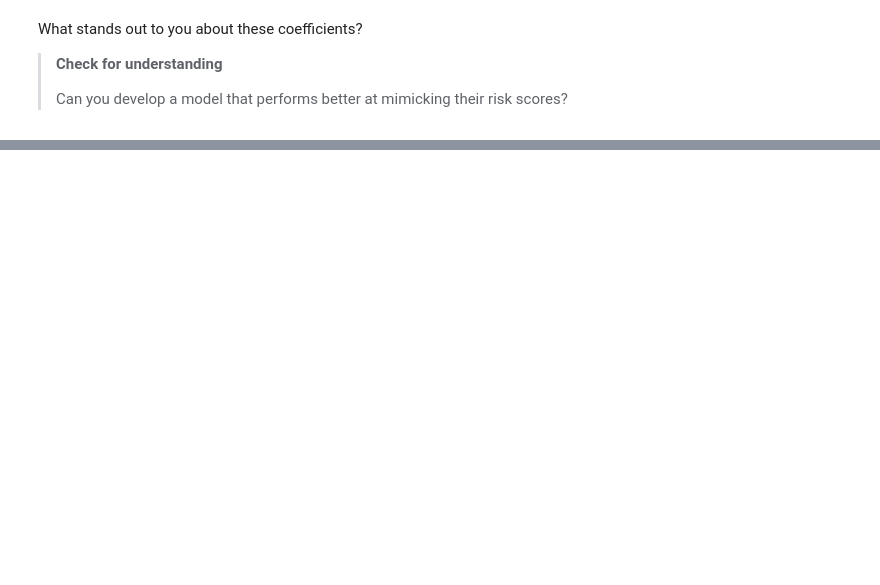
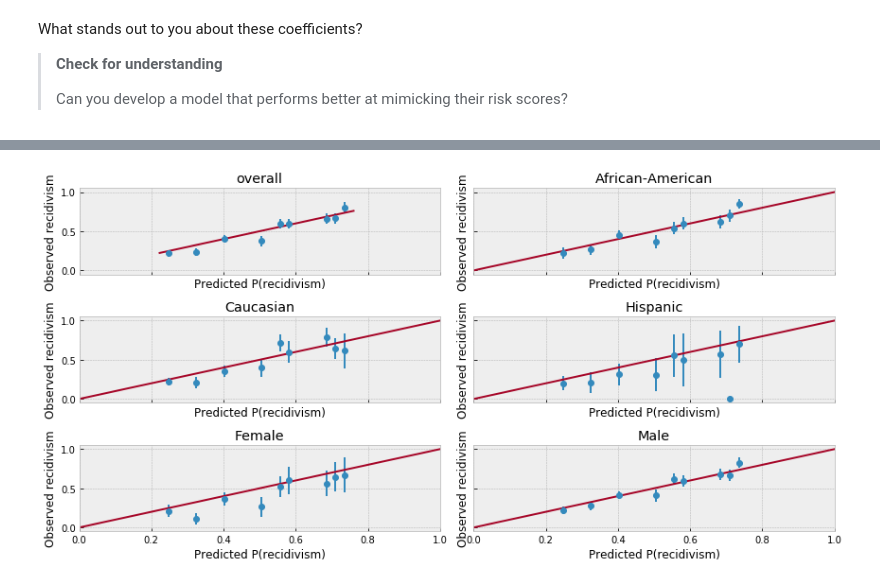
Before and after one commit to QuantEcon/quantecon-notebooks-datascience-old, a Jupyter notebook: applications/recidivism.ipynb, the cells around one changed output, grey strips where cells are left out. Saved outputs shown, nothing was run; the diff lists cells and outputs as text; code cells hidden in the pictures; blank space fills up the shorter version.

Commit message:
Large updates to recidivism and COMPAS notebook.

```diff
--- a/applications/recidivism.ipynb
+++ b/applications/recidivism.ipynb
@@ -26,6 +26,9 @@ from sklearn import (
 )
 
 %matplotlib inline
+#plt.style.use('tableau-colorblind10')
+#plt.style.use('Solarize_Light2')
+plt.style.use('bmh')
 # %% [markdown]
 ## Introduction to Recidivism
 
@@ -529,0 +753,34 @@ and true positives. What do you see?
+# %%
+import scipy
+
+def calibration_plot(pred, y, df, bins=20):
+    fig,ax = plt.subplots(3,2, figsize=(12,6), sharey=True, sharex=True)
+    for (g,group) in enumerate(groups):
+        if group in ["African-American", "Caucasian", "Hispanic"]:
+            subset=(df.race==group)
+        elif group in ["Female", "Male"]:
+            subset=(df.sex==group)
+        else:
+            subset=np.full(y.shape,True)
+        _ax = ax[np.unravel_index(g, ax.shape)]
+        y_sub = y[subset]
+        pred_sub = pred[subset]
+        mu, edges, n=scipy.stats.binned_statistic(pred_sub,y_sub,'mean',bins=bins)
+        se, edges,n=scipy.stats.binned_statistic(pred_sub,y_sub,
+                         lambda x: np.std(x)/np.sqrt(len(x)),bins=bins)
+        midpts = (edges[0:-1]+edges[1:])/2
+        _ax.errorbar(midpts, mu, yerr=1.64*se, fmt='o')
+        _ax.set_title(group)
+        _ax.set_ylabel("Observed recidivism")
+        _ax.set_xlabel("Predicted P(recidivism)")
+        x = np.linspace(*_ax.get_xlim())
+        _ax.plot(x, x)
+        _ax.set_xlim(0.0,1.0)
+    fig.tight_layout()
+    return(fig,ax)
+
+calibration_plot(decile_mod.predict_proba(X_test)[:,1],
+                 df_test["two_year_recid"],
+                 df_test);
+# %% [output]
+[figure, added]
```
Also changed, not shown: parts of 62 cells of this notebook.
